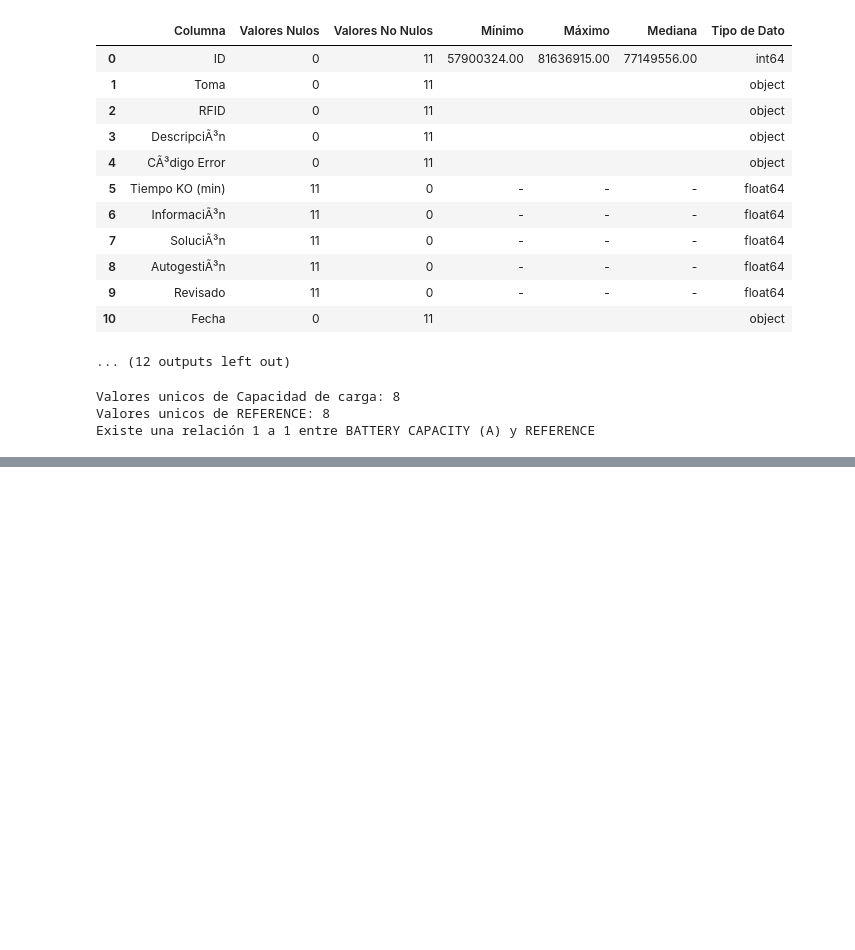
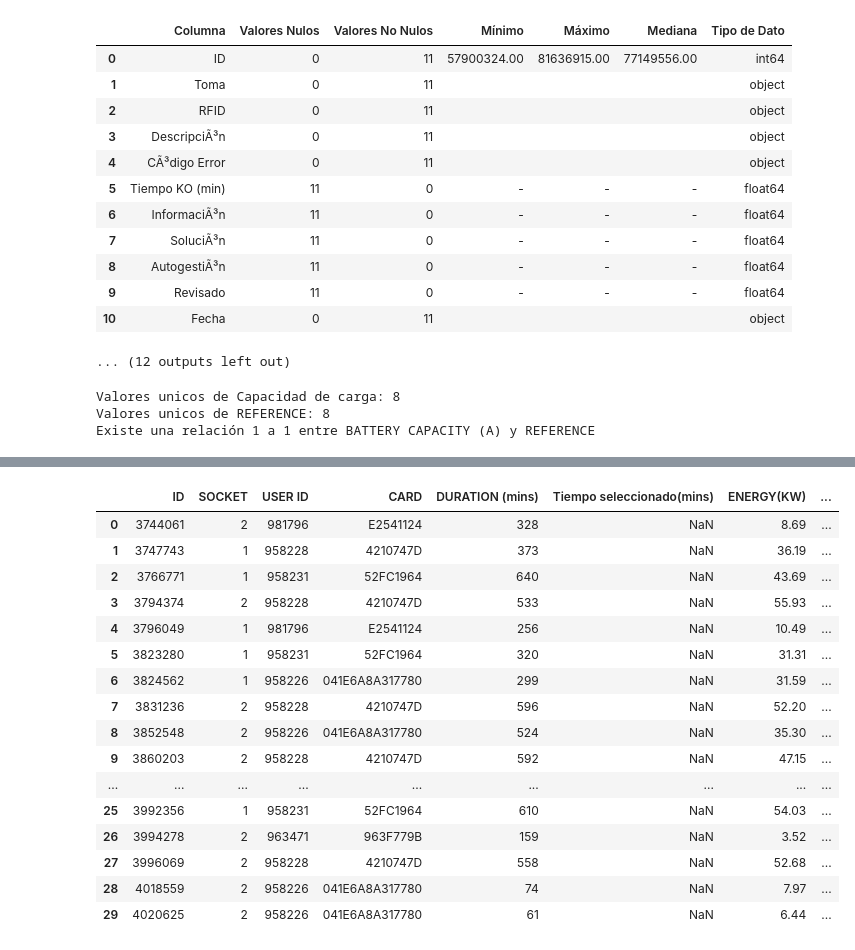
Before and after one commit to Yuliana2001/Pila-Publica, a Jupyter notebook: Analisis_Datos.ipynb, the cells around one changed output, grey strips where cells are left out. Drawn from its saved outputs; the diff is of its cells as text; code cells hidden in the pictures; blank space fills up the shorter version.

```diff
--- a/Analisis_Datos.ipynb
+++ b/Analisis_Datos.ipynb
@@ -200,0 +213,39 @@ Transacciones.head(10)
+# %%
+#Separacion de fechas
+Sesiones['Inicio'] = pd.to_datetime(Sesiones['Inicio'], format='%d/%m/%Y %H:%M', errors='coerce')
+Sesiones['Final'] = pd.to_datetime(Sesiones['Final'], format='%d/%m/%Y %H:%M', errors='coerce')
+Sesiones['DATE_START'] = Sesiones['Inicio'].dt.date
+Sesiones['HOUR_START'] = Sesiones['Inicio'].dt.time
+Sesiones['DATE_FINAL'] = Sesiones['Final'].dt.date
+Sesiones['HOUR_FINAL'] = Sesiones['Final'].dt.time
+Sesiones=Sesiones.drop(["Final","Inicio"], axis=1)
+#Eliinacion de coumnas nulas
+Sesiones = Sesiones.drop(["costo", "Minuto a minuto"], axis=1)
+# %%
+#Cambiar nombre de columnas
+Sesiones.rename(columns={
+    'Toma': 'SOCKET',
+    'Tarjeta': 'CARD',
+    'Duración(mins)':'DURATION (mins)',
+    'Energía(kWh)':'ENERGY(KW)'
+}, inplace=True)
+# %%
+Sesiones.head(30)
+# %% [output]
+|  | ID | SOCKET | USER ID | CARD | DURATION (mins) | Tiempo seleccionado(mins) | ENERGY(KW) | ... |
+| 0 | 3744061 | 2 | 981796 | E2541124 | 328 | NaN | 8.69 | ... |
+| 1 | 3747743 | 1 | 958228 | 4210747D | 373 | NaN | 36.19 | ... |
+| 2 | 3766771 | 1 | 958231 | 52FC1964 | 640 | NaN | 43.69 | ... |
+| 3 | 3794374 | 2 | 958228 | 4210747D | 533 | NaN | 55.93 | ... |
+| 4 | 3796049 | 1 | 981796 | E2541124 | 256 | NaN | 10.49 | ... |
+| 5 | 3823280 | 1 | 958231 | 52FC1964 | 320 | NaN | 31.31 | ... |
+| 6 | 3824562 | 1 | 958226 | 041E6A8A317780 | 299 | NaN | 31.59 | ... |
+| 7 | 3831236 | 2 | 958228 | 4210747D | 596 | NaN | 52.20 | ... |
+| 8 | 3852548 | 2 | 958226 | 041E6A8A317780 | 524 | NaN | 35.30 | ... |
+| 9 | 3860203 | 2 | 958228 | 4210747D | 592 | NaN | 47.15 | ... |
+| ... | ... | ... | ... | ... | ... | ... | ... | ... |
+| 25 | 3992356 | 1 | 958231 | 52FC1964 | 610 | NaN | 54.03 | ... |
+| 26 | 3994278 | 2 | 963471 | 963F779B | 159 | NaN | 3.52 | ... |
+| 27 | 3996069 | 2 | 958228 | 4210747D | 558 | NaN | 52.68 | ... |
+| 28 | 4018559 | 2 | 958226 | 041E6A8A317780 | 74 | NaN | 7.97 | ... |
+| 29 | 4020625 | 2 | 958226 | 041E6A8A317780 | 61 | NaN | 6.44 | ... |
```
Also changed, not shown: parts of 12 cells of this notebook.
